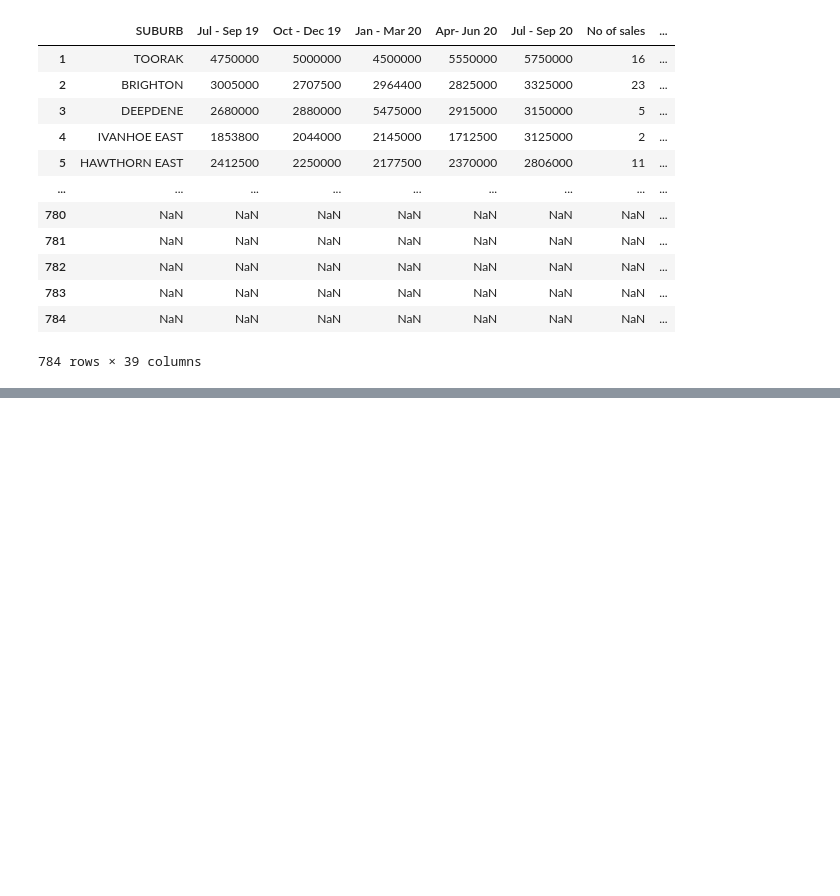
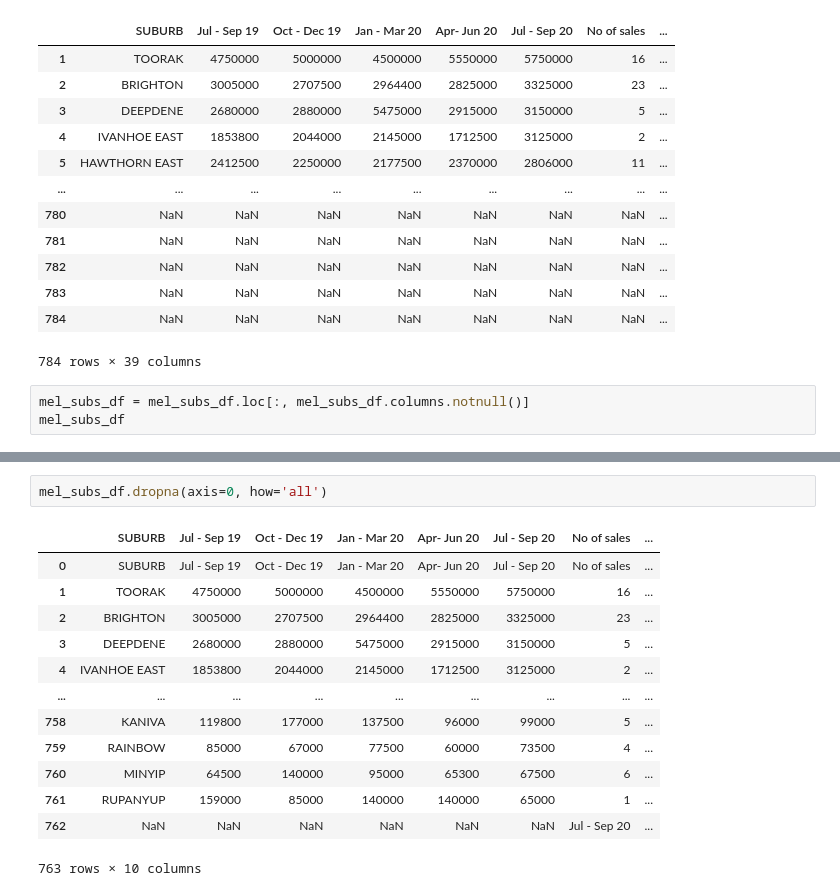
Before and after one commit to LP-116/Project-1, a Jupyter notebook: Mel_suburb_analysis.ipynb, the cells around one changed output, grey strips where cells are left out. Saved outputs shown, nothing was run; the diff lists cells and outputs as text; blank space fills up the shorter version.

```diff
--- a/Mel_suburb_analysis.ipynb
+++ b/Mel_suburb_analysis.ipynb
@@ -63,3 +63,6 @@ mel_subs_df.drop(mel_subs_df.index[0])
 | 783 | NaN | NaN | NaN | NaN | NaN | NaN | NaN | ... |
 | 784 | NaN | NaN | NaN | NaN | NaN | NaN | NaN | ... |
 784 rows × 39 columns
+# %%
+mel_subs_df = mel_subs_df.loc[:, mel_subs_df.columns.notnull()]
+mel_subs_df
@@ -65,0 +83,16 @@ mel_subs_df.drop(mel_subs_df.index[0])
+# %%
+mel_subs_df.dropna(axis=0, how='all')
+# %% [output]
+|  | SUBURB | Jul - Sep 19 | Oct - Dec 19 | Jan - Mar 20 | Apr- Jun 20 | Jul - Sep 20 | No of sales | ... |
+| 0 | SUBURB | Jul - Sep 19 | Oct - Dec 19 | Jan - Mar 20 | Apr- Jun 20 | Jul - Sep 20 | No of sales | ... |
+| 1 | TOORAK | 4750000 | 5000000 | 4500000 | 5550000 | 5750000 | 16 | ... |
+| 2 | BRIGHTON | 3005000 | 2707500 | 2964400 | 2825000 | 3325000 | 23 | ... |
+| 3 | DEEPDENE | 2680000 | 2880000 | 5475000 | 2915000 | 3150000 | 5 | ... |
+| 4 | IVANHOE EAST | 1853800 | 2044000 | 2145000 | 1712500 | 3125000 | 2 | ... |
+| ... | ... | ... | ... | ... | ... | ... | ... | ... |
+| 758 | KANIVA | 119800 | 177000 | 137500 | 96000 | 99000 | 5 | ... |
+| 759 | RAINBOW | 85000 | 67000 | 77500 | 60000 | 73500 | 4 | ... |
+| 760 | MINYIP | 64500 | 140000 | 95000 | 65300 | 67500 | 6 | ... |
+| 761 | RUPANYUP | 159000 | 85000 | 140000 | 140000 | 65000 | 1 | ... |
+| 762 | NaN | NaN | NaN | NaN | NaN | NaN | Jul - Sep 20 | ... |
+763 rows × 10 columns
```
Also changed, not shown: parts of 2 cells of this notebook.
